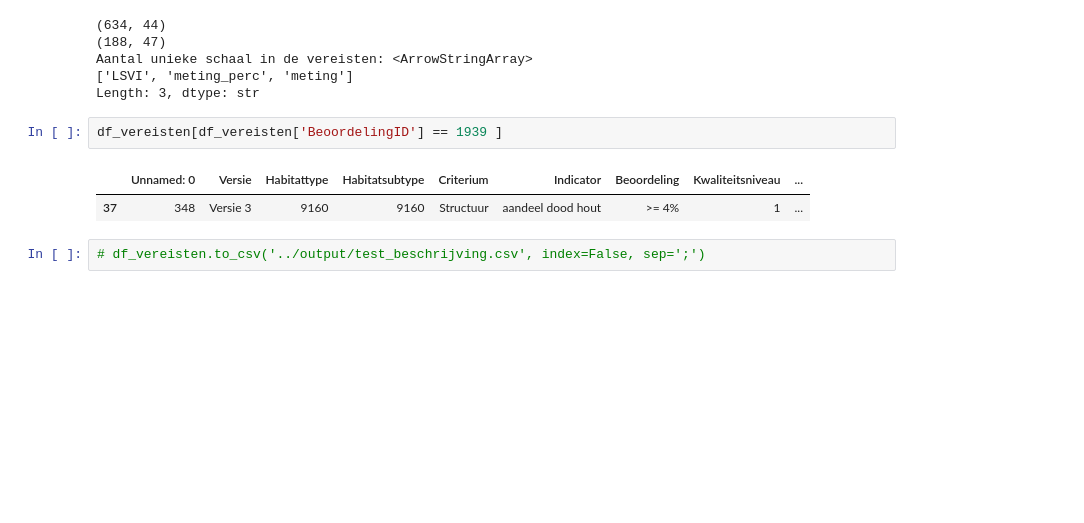
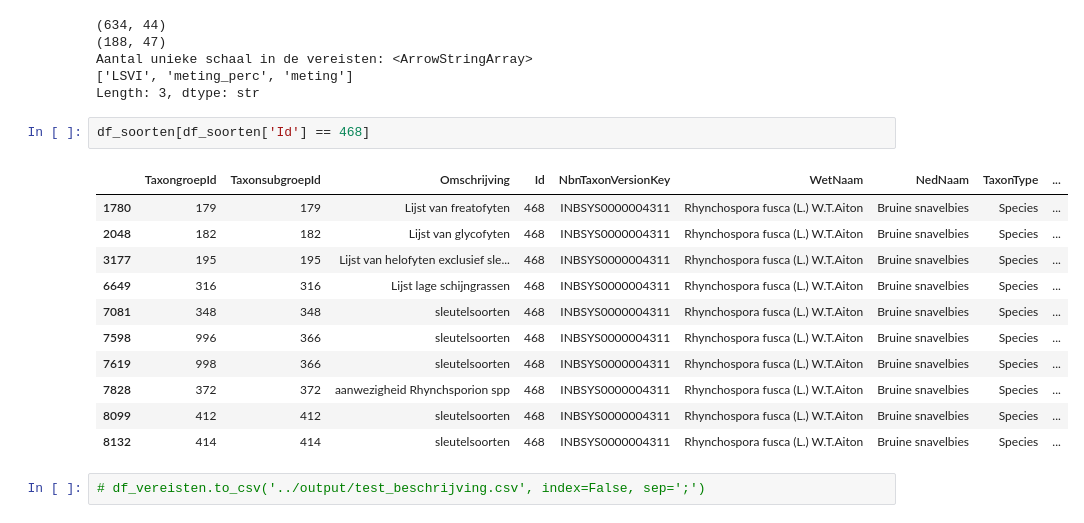
Before and after one commit to inbo/gis-lsvi-app, a Jupyter notebook: notebooks/create_xlsform.ipynb, the cells around one changed output. Cells and saved outputs as stored; diff of their text form; blank space fills up the shorter version.

```diff
--- a/notebooks/create_xlsform.ipynb
+++ b/notebooks/create_xlsform.ipynb
@@ -78,10 +78,19 @@ Aantal unieke schaal in de vereisten: <ArrowStringArray>
 ['LSVI', 'meting_perc', 'meting']
 Length: 3, dtype: str
 # %%
-df_vereisten[df_vereisten['BeoordelingID'] == 1939 ]
+df_soorten[df_soorten['Id'] == 468]
 # %% [output]
-|  | Unnamed: 0 | Versie | Habitattype | Habitatsubtype | Criterium | Indicator | Beoordeling | Kwaliteitsniveau | ... |
-| 37 | 348 | Versie 3 | 9160 | 9160 | Structuur | aandeel dood hout | >= 4% | 1 | ... |
+|  | TaxongroepId | TaxonsubgroepId | Omschrijving | Id | NbnTaxonVersionKey | WetNaam | NedNaam | TaxonType | ... |
+| 1780 | 179 | 179 | Lijst van freatofyten | 468 | INBSYS0000004311 | Rhynchospora fusca (L.) W.T.Aiton | Bruine snavelbies | Species | ... |
+| 2048 | 182 | 182 | Lijst van glycofyten | 468 | INBSYS0000004311 | Rhynchospora fusca (L.) W.T.Aiton | Bruine snavelbies | Species | ... |
+| 3177 | 195 | 195 | Lijst van helofyten exclusief sle... | 468 | INBSYS0000004311 | Rhynchospora fusca (L.) W.T.Aiton | Bruine snavelbies | Species | ... |
+| 6649 | 316 | 316 | Lijst lage schijngrassen | 468 | INBSYS0000004311 | Rhynchospora fusca (L.) W.T.Aiton | Bruine snavelbies | Species | ... |
+| 7081 | 348 | 348 | sleutelsoorten | 468 | INBSYS0000004311 | Rhynchospora fusca (L.) W.T.Aiton | Bruine snavelbies | Species | ... |
+| 7598 | 996 | 366 | sleutelsoorten | 468 | INBSYS0000004311 | Rhynchospora fusca (L.) W.T.Aiton | Bruine snavelbies | Species | ... |
+| 7619 | 998 | 366 | sleutelsoorten | 468 | INBSYS0000004311 | Rhynchospora fusca (L.) W.T.Aiton | Bruine snavelbies | Species | ... |
+| 7828 | 372 | 372 | aanwezigheid Rhynchsporion spp | 468 | INBSYS0000004311 | Rhynchospora fusca (L.) W.T.Aiton | Bruine snavelbies | Species | ... |
+| 8099 | 412 | 412 | sleutelsoorten | 468 | INBSYS0000004311 | Rhynchospora fusca (L.) W.T.Aiton | Bruine snavelbies | Species | ... |
+| 8132 | 414 | 414 | sleutelsoorten | 468 | INBSYS0000004311 | Rhynchospora fusca (L.) W.T.Aiton | Bruine snavelbies | Species | ... |
 # %%
 # df_vereisten.to_csv('../output/test_beschrijving.csv', index=False, sep=';')
 # %%
```
Also changed, not shown: 16 other files.
